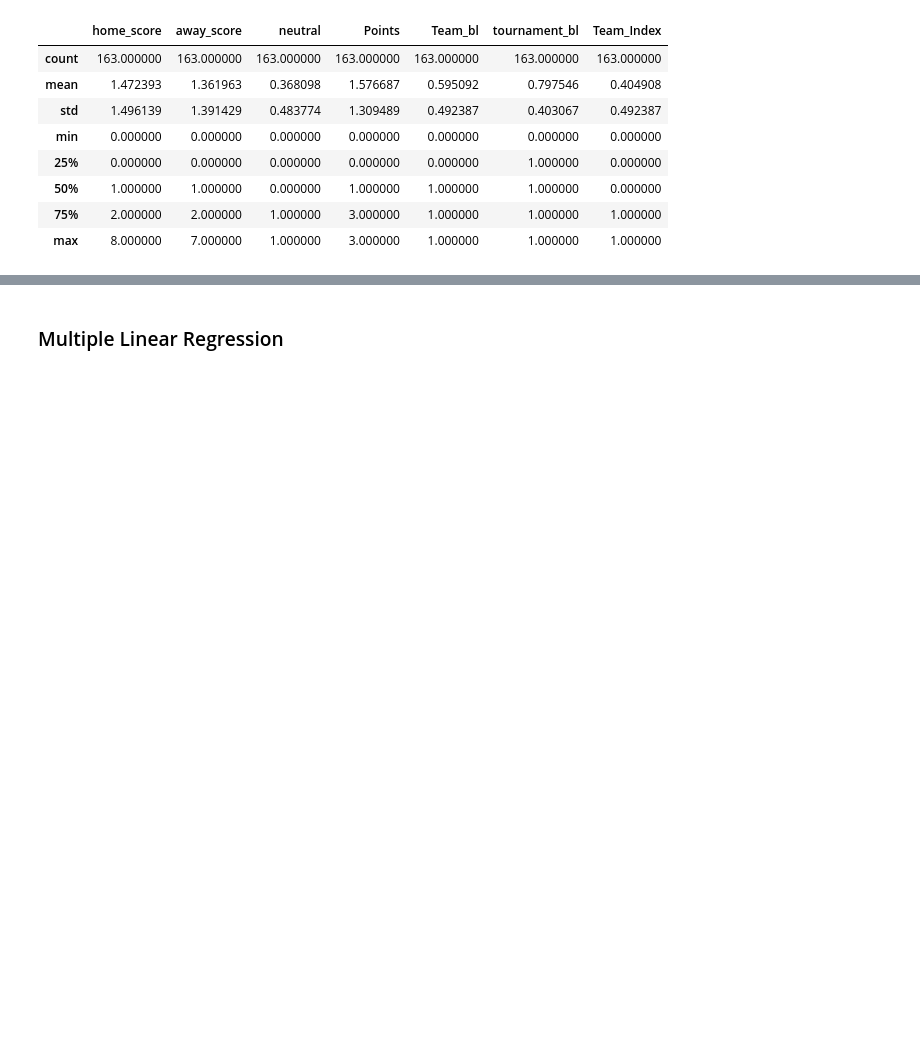
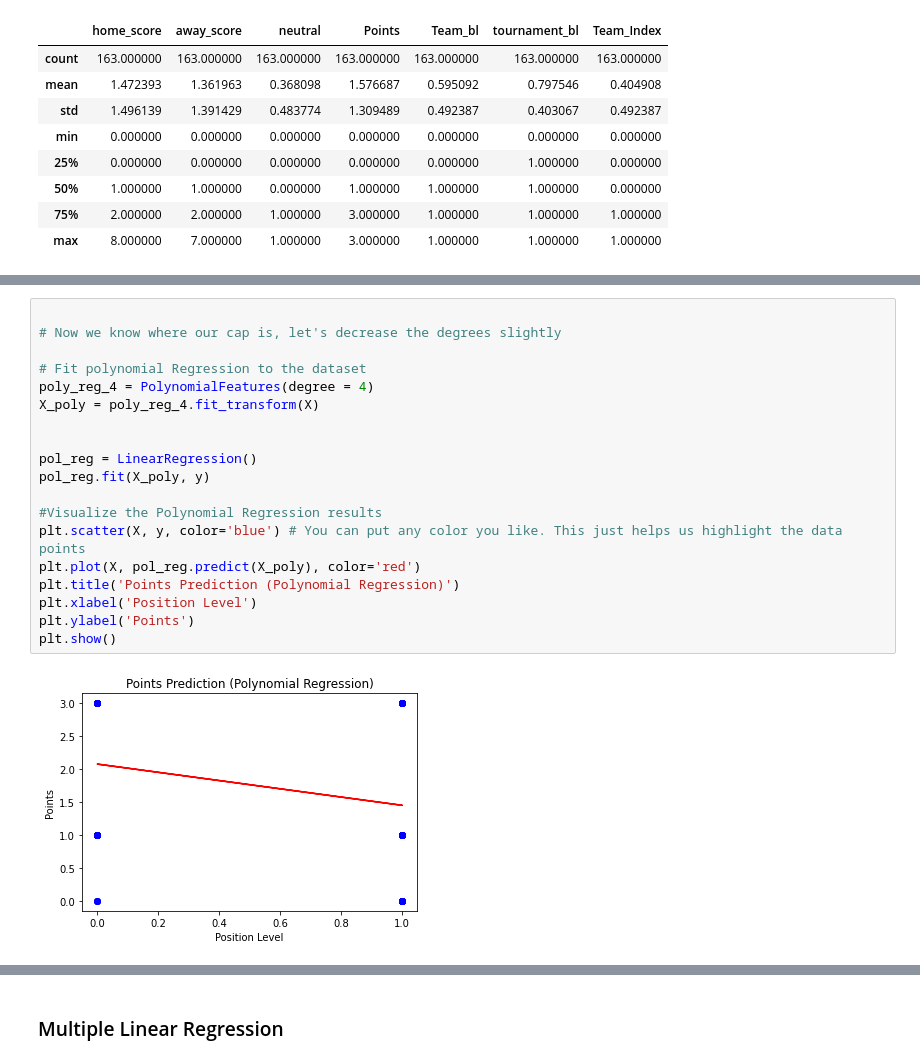
Before and after one commit to ch1b4d4/Week-6-IP-Datasets, a Jupyter notebook: 15_APR_Samson_Chibudu_Nyiro_IP.ipynb, the cells around one changed output, grey strips where cells are left out. Saved outputs shown, nothing was run; the diff lists cells and outputs as text; blank space fills up the shorter version.

```diff
--- a/15_APR_Samson_Chibudu_Nyiro_IP.ipynb
+++ b/15_APR_Samson_Chibudu_Nyiro_IP.ipynb
@@ -1156,0 +1230,21 @@ data.describe()
+# %%
+
+# Now we know where our cap is, let's decrease the degrees slightly
+
+# Fit polynomial Regression to the dataset
+poly_reg_4 = PolynomialFeatures(degree = 4)
+X_poly = poly_reg_4.fit_transform(X)
+
+
+pol_reg = LinearRegression()
+pol_reg.fit(X_poly, y)
+
+#Visualize the Polynomial Regression results
+plt.scatter(X, y, color='blue') # You can put any color you like. This just helps us highlight the data points
+plt.plot(X, pol_reg.predict(X_poly), color='red')
+plt.title('Points Prediction (Polynomial Regression)')
+plt.xlabel('Position Level')
+plt.ylabel('Points')
+plt.show()
+# %% [output]
+[figure, added]
```
Also changed, not shown: parts of 22 cells of this notebook, 1 other file.
